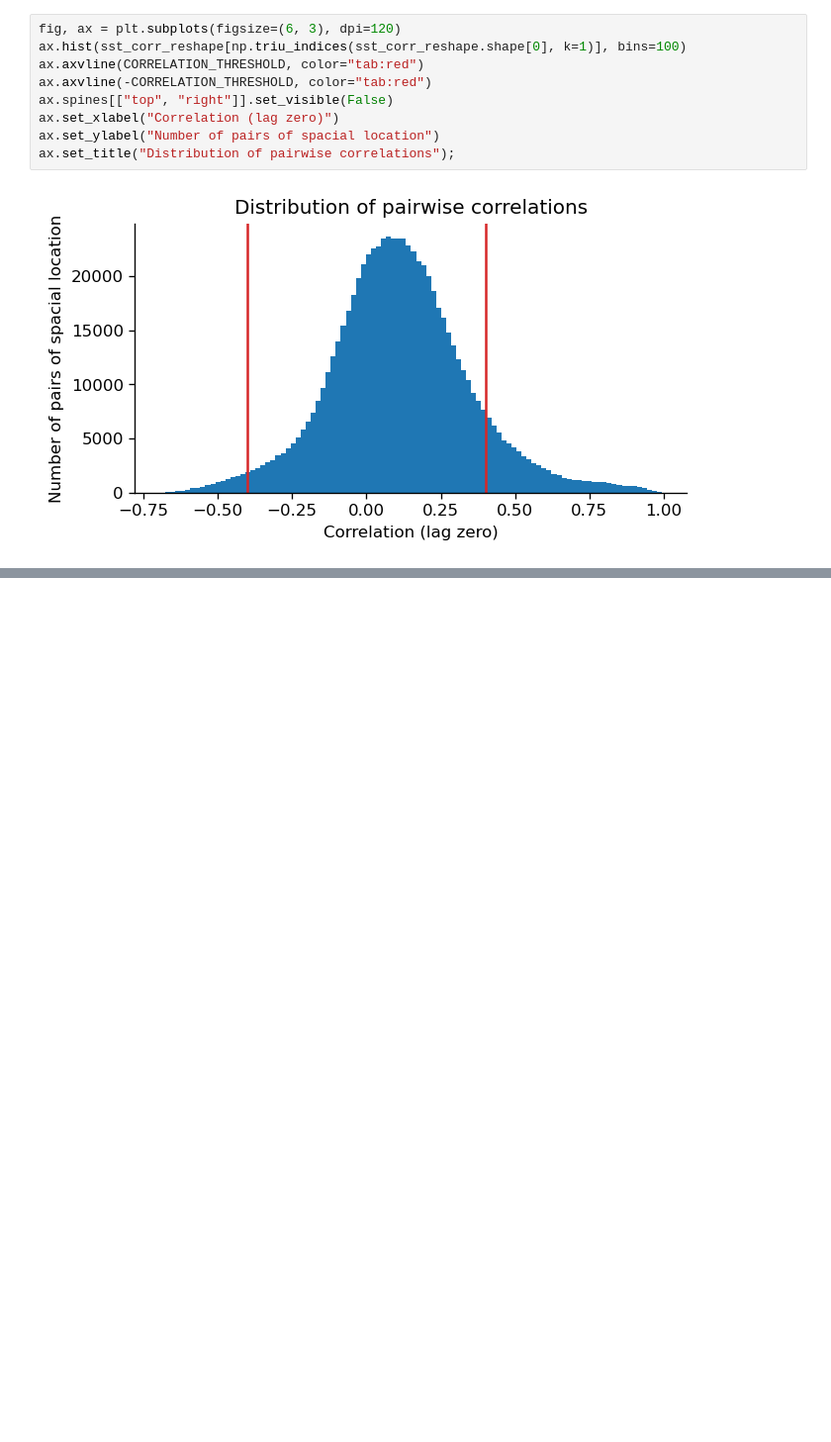
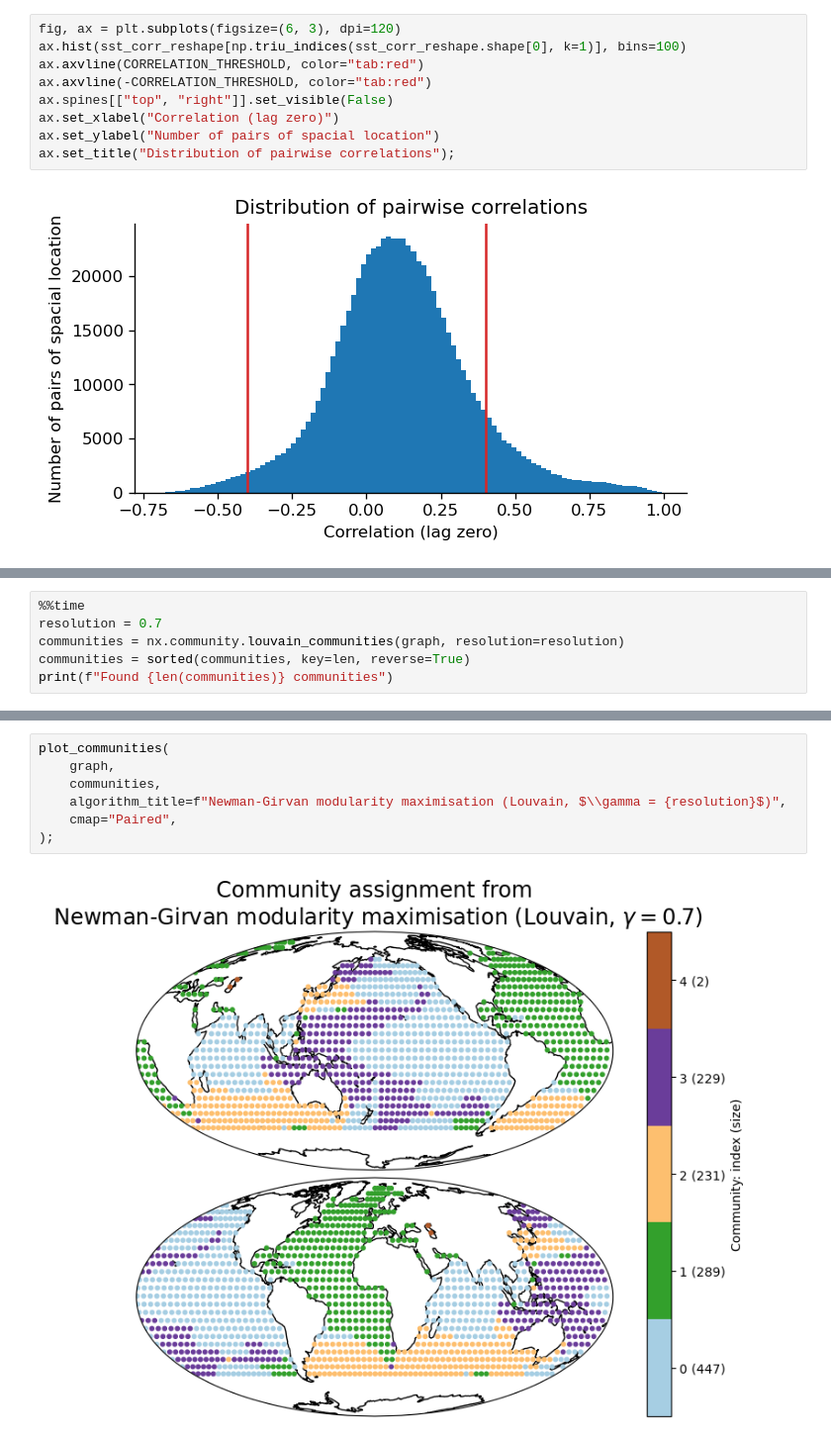
Before and after one commit to JackBuck/MA4M4-assignment, a Jupyter notebook: notebooks/Exploring_SST_Data.ipynb, the cells around one changed output, grey strips where cells are left out. Shown at 99% size. Cells and saved outputs as stored; diff of their text form; blank space fills up the shorter version.

```diff
--- a/notebooks/Exploring_SST_Data.ipynb
+++ b/notebooks/Exploring_SST_Data.ipynb
@@ -420,0 +564,6 @@ None
+# %%
+%%time
+resolution = 0.7
+communities = nx.community.louvain_communities(graph, resolution=resolution)
+communities = sorted(communities, key=len, reverse=True)
+print(f"Found {len(communities)} communities")
@@ -420,0 +574,9 @@ None
+# %%
+plot_communities(
+    graph,
+    communities,
+    algorithm_title=f"Newman-Girvan modularity maximisation (Louvain, $\\gamma = {resolution}$)",
+    cmap="Paired",
+);
+# %% [output]
+[figure, added]
```
Also changed, not shown: parts of 19 cells of this notebook.
